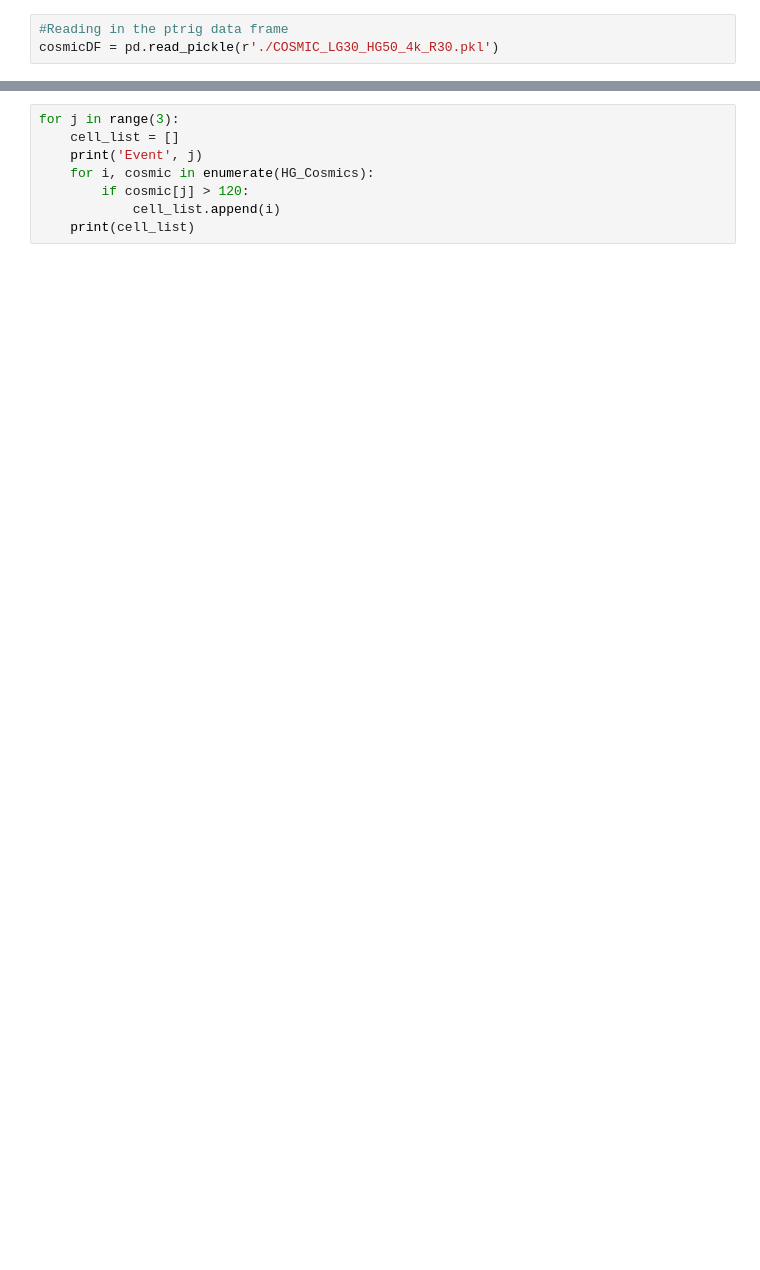
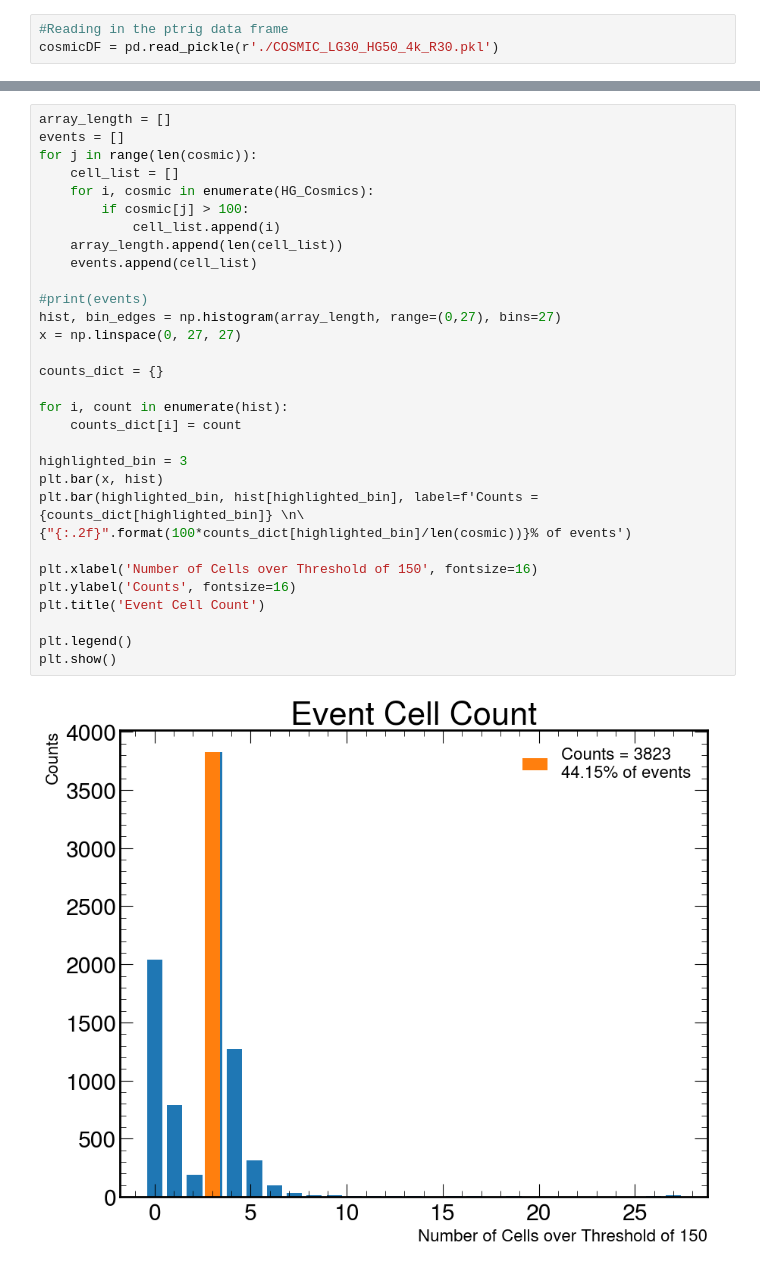
Before and after one commit to pcarn004/Hodoscope, a Jupyter notebook: Hodoscope_Analysis.ipynb, the cells around one changed output, grey strips where cells are left out. Saved outputs shown, nothing was run; the diff lists cells and outputs as text; blank space fills up the shorter version.

```diff
--- a/Hodoscope_Analysis.ipynb
+++ b/Hodoscope_Analysis.ipynb
@@ -50,8 +58,33 @@ print(len(HG_Cosmics))
 # %%
-for j in range(3):
+array_length = []
+events = []
+for j in range(len(cosmic)):
     cell_list = []
-    print('Event', j)
     for i, cosmic in enumerate(HG_Cosmics):
-        if cosmic[j] > 120:
+        if cosmic[j] > 100:
             cell_list.append(i)
-    print(cell_list)
+    array_length.append(len(cell_list))
+    events.append(cell_list)
+
+#print(events)
+hist, bin_edges = np.histogram(array_length, range=(0,27), bins=27)
+x = np.linspace(0, 27, 27)
+
+counts_dict = {}
+
+for i, count in enumerate(hist):
+    counts_dict[i] = count
+
+highlighted_bin = 3
+plt.bar(x, hist)
+plt.bar(highlighted_bin, hist[highlighted_bin], label=f'Counts = {counts_dict[highlighted_bin]} \n\
+{"{:.2f}".format(100*counts_dict[highlighted_bin]/len(cosmic))}% of events')
+
+plt.xlabel('Number of Cells over Threshold of 150', fontsize=16)
+plt.ylabel('Counts', fontsize=16)
+plt.title('Event Cell Count')
+
+plt.legend()
+plt.show()
+# %% [output]
+[figure, added]
```
Also changed, not shown: parts of 12 cells of this notebook, 11 other files.
